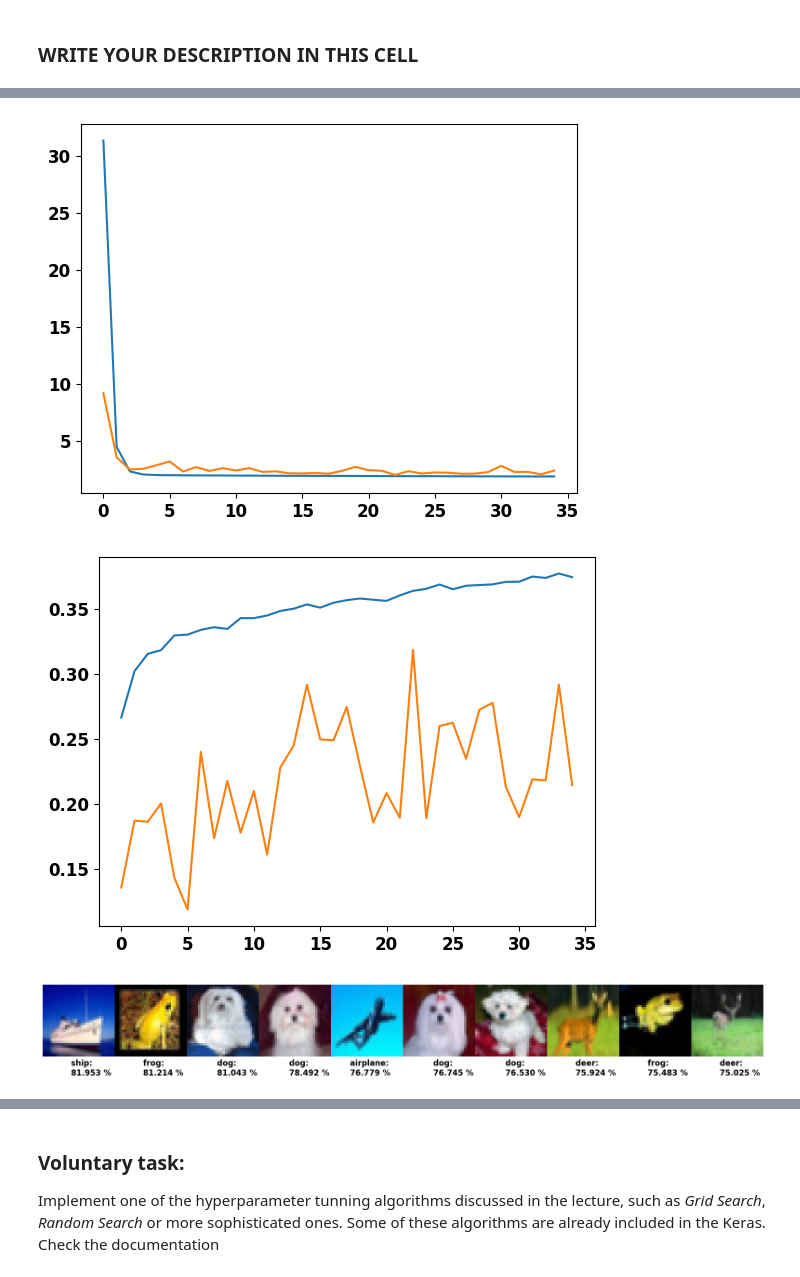
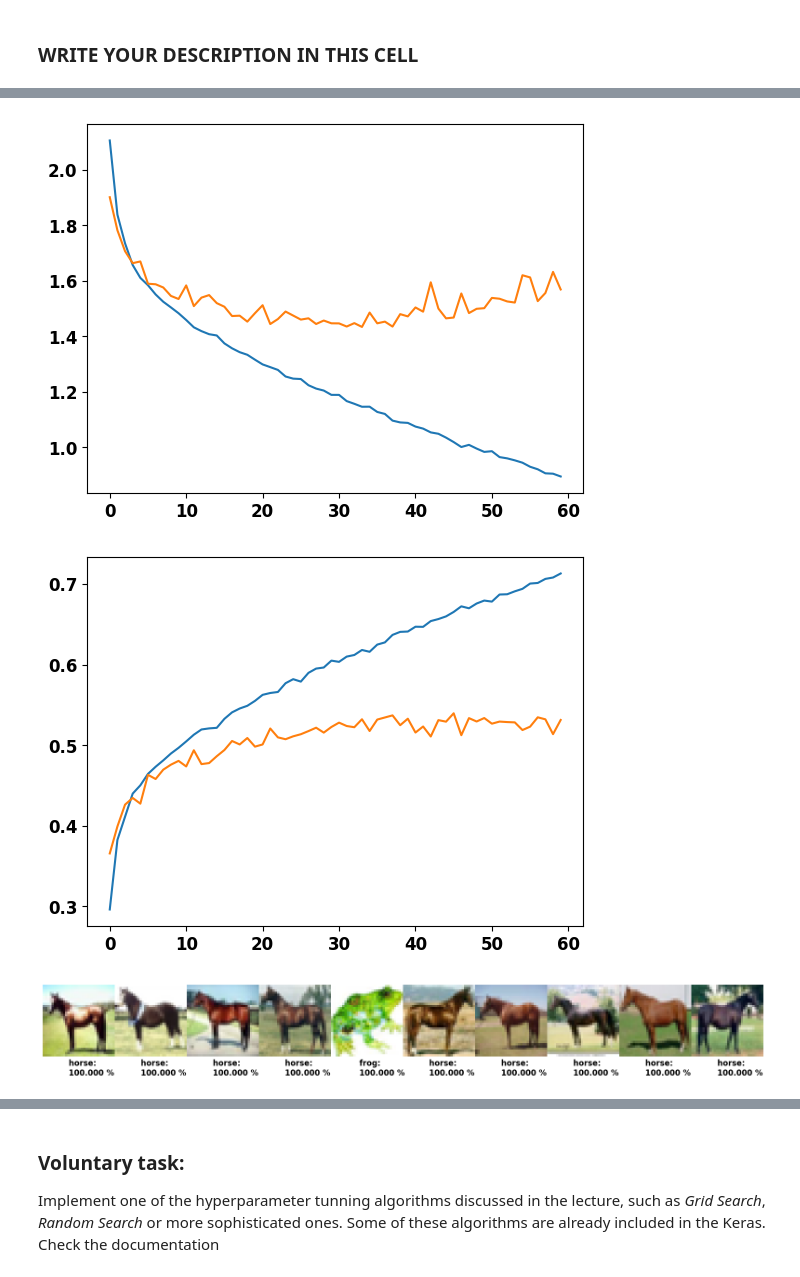
Before and after one commit to hakidaova/MLF, a Jupyter notebook: MLF_cv6.ipynb, the cells around one changed output, grey strips where cells are left out. Drawn from its saved outputs; the diff is of its cells as text; code cells hidden in the pictures.

```diff
--- a/MLF_cv6.ipynb
+++ b/MLF_cv6.ipynb
@@ -268,18 +271,21 @@ Try to make the highest testing accuracy possible. You can directly edit the cod
 # %%
 model1 = Sequential()
 model1.add(Flatten(input_shape=(32, 32, 3)))
-model1.add(Dense(1000, activation='relu', kernel_regularizer=l2(0.05)))
-model1.add(Dropout(0.1))
+model1.add(Dense(128, activation='relu', input_dim=100, kernel_regularizer=l2(0.001)))
+model1.add(Dense(512, activation='relu'))
+model1.add(Dense(256, activation='relu'))
+model1.add(Dropout(0.25))
 model1.add(Dense(10, activation='softmax'))
+
 #model1.early_stopping = EarlyStopping(monitor='val_loss', patience=3)
 #X_val =
 #y_val =
 #model1.fit(X_train, y_train, epochs=100, validation_data=(X_val, y_val), callbacks=[early_stopping])
 
-optimizer1 = RMSprop(learning_rate = 0.0001)
+optimizer1 = AdamW(learning_rate = 0.0005)
 model1.compile(loss='categorical_crossentropy', optimizer=optimizer1, metrics=['accuracy'])
 
-history1 = model1.fit(X_train_scaled, y_train_encoded, epochs=35, batch_size=128, validation_split = 0.15)
+history1 = model1.fit(X_train_scaled, y_train_encoded, epochs=60, batch_size=256, validation_split = 0.20)
 
 score = model1.evaluate(X_test, y_test_encoded, verbose=0)
 print('Test loss:', score[0])
@@ -314,4 +320,4 @@ Test accuracy: 22.57000058889389 %
 313/313 ━━━━━━━━━━━━━━━━━━━━ 1s 2ms/step
-[figure, old version]
+[figure, new version]
-[figure, old version]
+[figure, new version]
-[figure, old version]
+[figure, new version]
```
Also changed, not shown: parts of 10 cells of this notebook.
